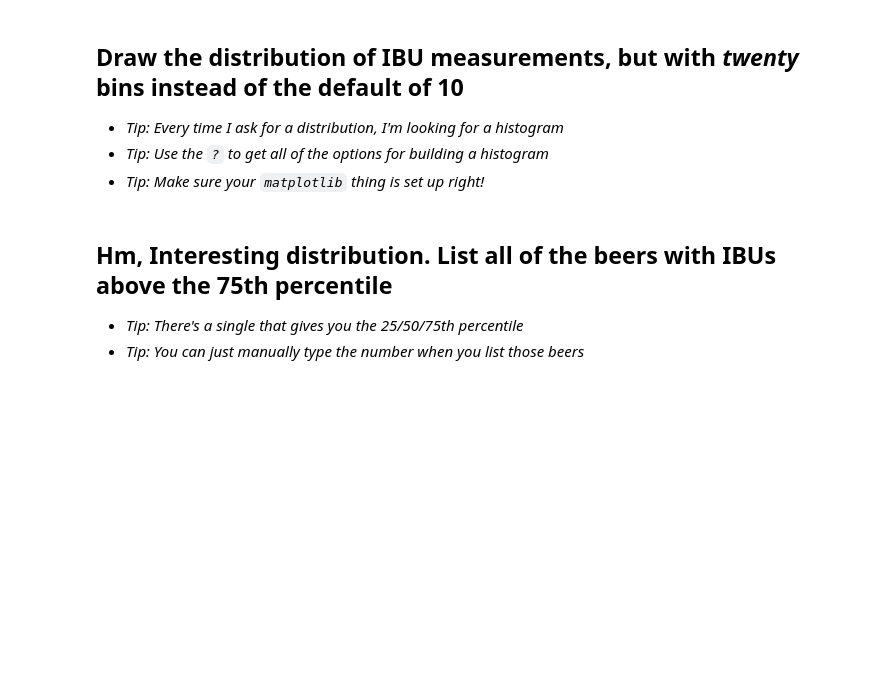
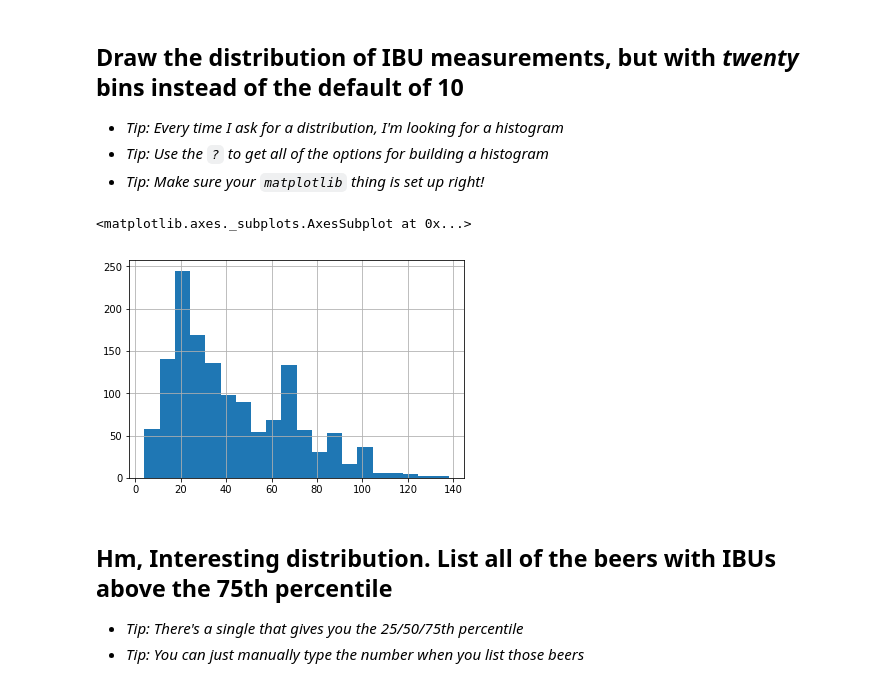
Before and after one commit to ElinaMak/foundations2018, a Jupyter notebook: Dataset ONE - Beer cans.ipynb, the cells around one changed output. Cells and saved outputs as stored; diff of their text form; code cells hidden in the pictures; blank space fills up the shorter version.

```diff
--- a/Dataset ONE - Beer cans.ipynb
+++ b/Dataset ONE - Beer cans.ipynb
@@ -378,0 +394,4 @@ df.IBUs.replace("Does not apply", np.nan, inplace=True)
+# %%
+df.dropna(subset=['IBUs'], inplace=True)
+# %%
+df['IBUs'] = df.IBUs.astype(int)
@@ -385,3 +411,8 @@ df.IBUs.replace("Does not apply", np.nan, inplace=True)
+# %%
+df.IBUs.astype(int).hist(bins=20)
+# %% [output]
+<matplotlib.axes._subplots.AxesSubplot at 0x...>
+[figure, added]
 # %% [markdown]
 ## Hm, Interesting distribution. List all of the beers with IBUs above the 75th percentile
 
```
Also changed, not shown: parts of 18 cells of this notebook.
